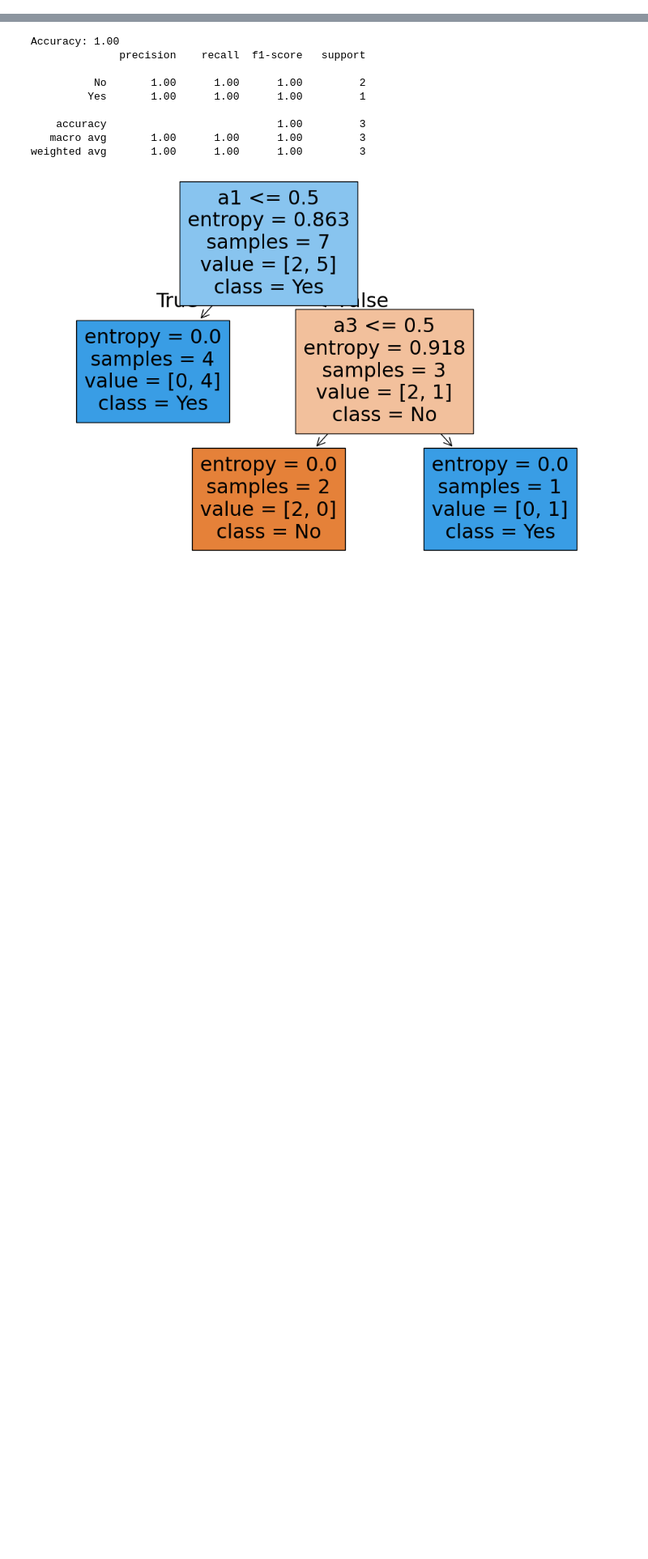
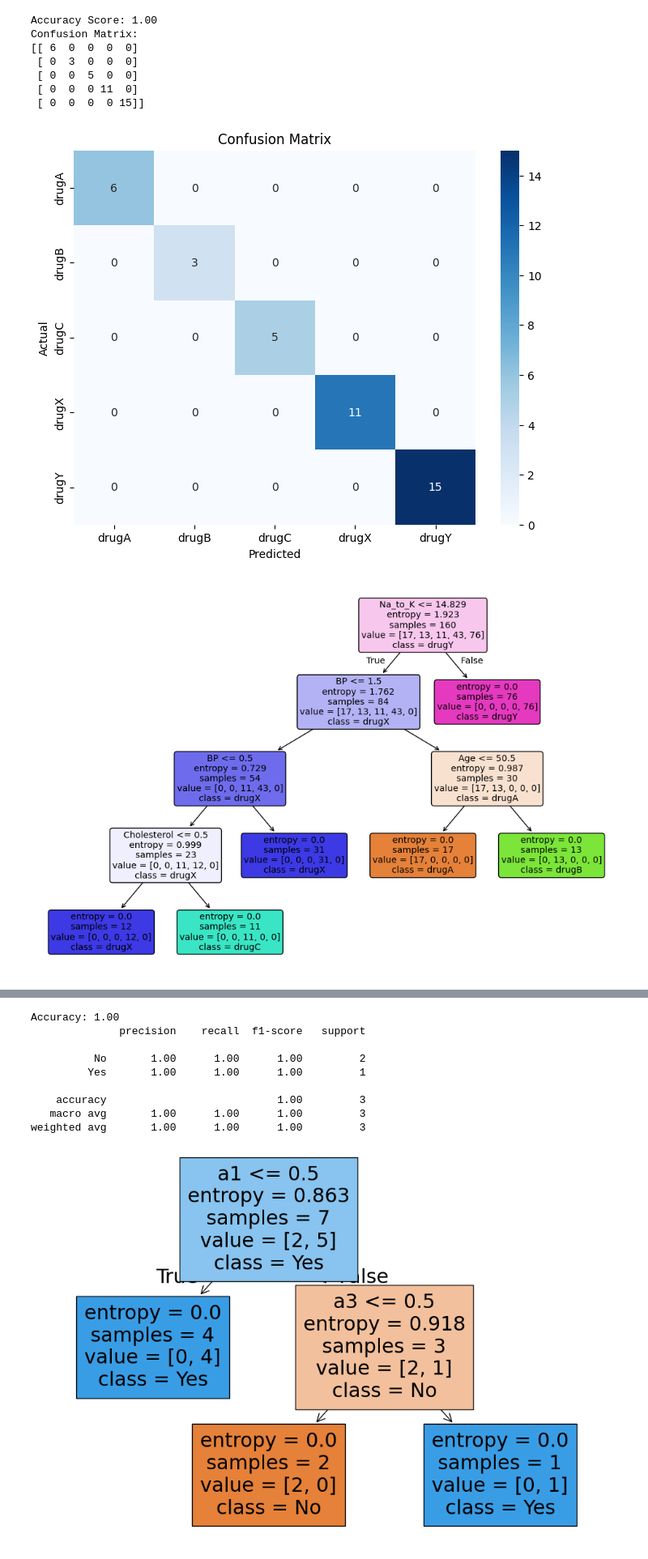
Before and after one commit to Supreeth-AR/ML, a Jupyter notebook: Lab4/1BM23CS423_Lab_4_Decision_Tree.ipynb, the cells around one changed output, grey strips where cells are left out. Shown: that part at 81% size. Drawn from its saved outputs; the diff is of its cells as text; code cells hidden in the pictures; blank space fills up the shorter version.

```diff
--- a/Lab4/1BM23CS423_Lab_4_Decision_Tree.ipynb
+++ b/Lab4/1BM23CS423_Lab_4_Decision_Tree.ipynb
@@ -101,3 +52,57 @@ Confusion Matrix:
+# %%
+# Import necessary libraries
+import pandas as pd
+from sklearn.model_selection import train_test_split
+from sklearn.tree import DecisionTreeClassifier
+from sklearn.metrics import accuracy_score, confusion_matrix
+import seaborn as sns
+import matplotlib.pyplot as plt
+
+df = pd.read_csv("drug.csv")
+
+df['Sex'] = df['Sex'].map({'F': 0, 'M': 1})
+df['BP'] = df['BP'].map({'LOW': 0, 'NORMAL': 1, 'HIGH': 2})
+df['Cholesterol'] = df['Cholesterol'].map({'NORMAL': 0, 'HIGH': 1})
+
+
+X = df.drop('Drug', axis=1)
+y = df['Drug']
+
+X_train, X_test, y_train, y_test = train_test_split(X, y, test_size=0.2, random_state=42)
+
+clf = DecisionTreeClassifier(random_state=42, criterion="entropy")
+clf.fit(X_train, y_train)
+
+y_pred = clf.predict(X_test)
+
+accuracy = accuracy_score(y_test, y_pred)
+print(f"Accuracy Score: {accuracy:.2f}")
+
+conf_matrix = confusion_matrix(y_test, y_pred)
+print("Confusion Matrix:")
+print(conf_matrix)
+
+plt.figure(figsize=(8, 6))
+sns.heatmap(conf_matrix, annot=True, fmt='d', cmap='Blues',
+            xticklabels=clf.classes_, yticklabels=clf.classes_)
+plt.xlabel('Predicted')
+plt.ylabel('Actual')
+plt.title('Confusion Matrix')
+plt.show()
+
+plt.figure(figsize=(12,8))
+plot_tree(clf, filled=True, feature_names=X.columns, class_names=clf.classes_, rounded=True)
+plt.show()
+# %% [output]
+Accuracy Score: 1.00
+Confusion Matrix:
+[[ 6  0  0  0  0]
+ [ 0  3  0  0  0]
+ [ 0  0  5  0  0]
+ [ 0  0  0 11  0]
+ [ 0  0  0  0 15]]
+[figure, added]
+[figure, added]
 # %%
 # prompt: To Do: Implementation – Decision Tree(For
 # Classification)
```
Also changed, not shown: parts of 3 cells of this notebook.
